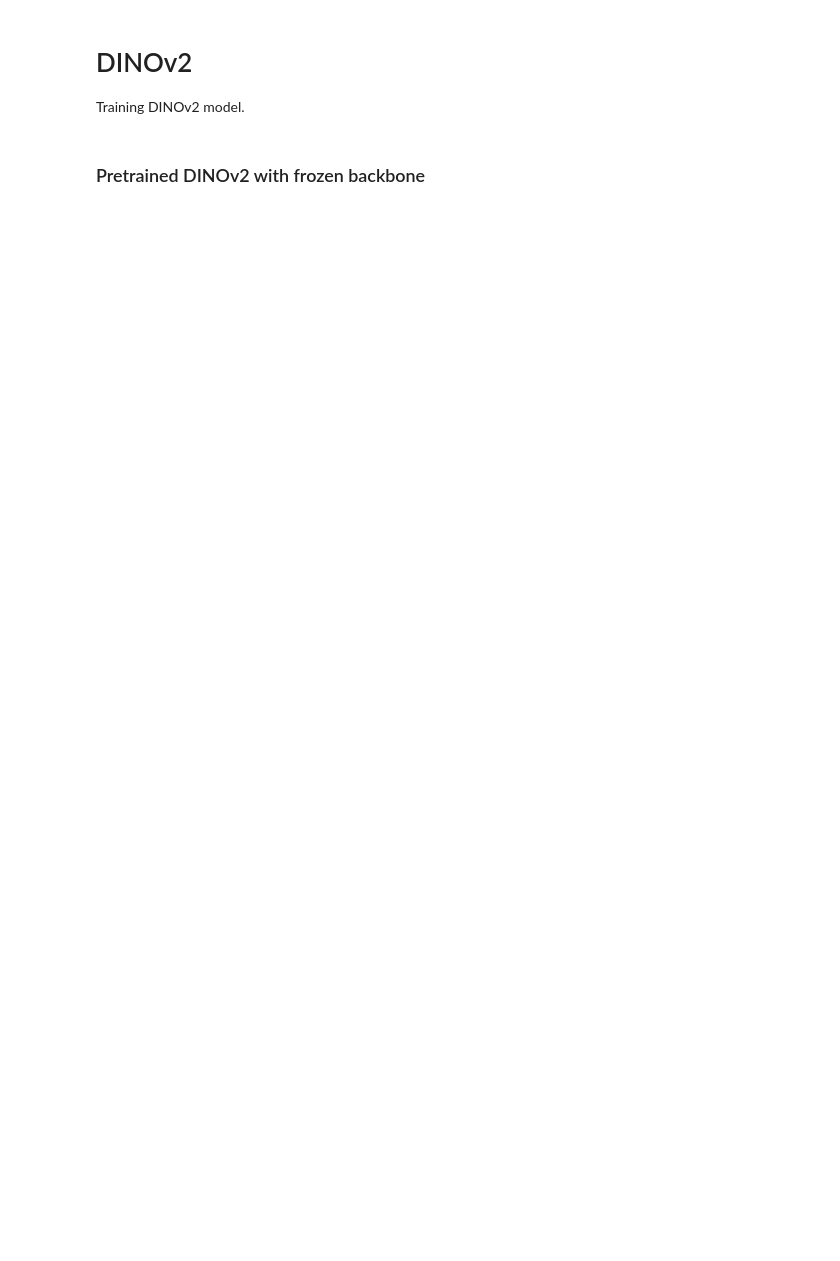
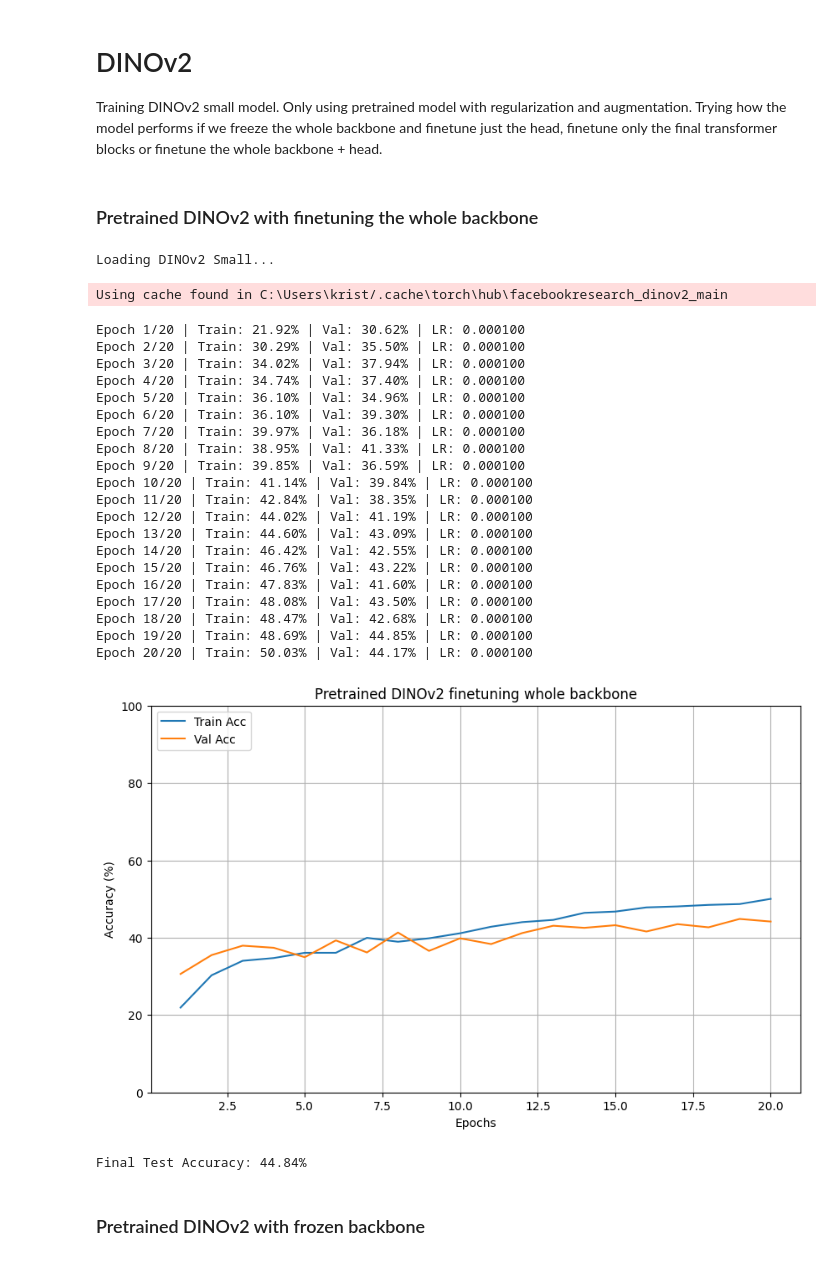
Before and after one commit to kristjan-kostanjsek/SER-deep-learning, a Jupyter notebook: DINOv2.ipynb, the cells around one changed output. Cells and saved outputs as stored; diff of their text form; code cells hidden in the pictures; blank space fills up the shorter version.

Commit message:
Fixed helper_functions to include small dinov2 model and added more options for finetuning dinov2

```diff
--- a/DINOv2.ipynb
+++ b/DINOv2.ipynb
@@ -1,8 +1,61 @@
 # %% [markdown]
 # DINOv2
 
-Training DINOv2 model.
+Training DINOv2 small model. Only using pretrained model with regularization and augmentation. Trying how the model performs if we freeze the whole backbone and finetune just the head, finetune only the final transformer blocks or finetune the whole backbone + head.
 # %%
 from helper_functions import build_dataloaders, build_model, train_model, plot_history, evaluate_model
+# %% [markdown]
+### Pretrained DINOv2 with finetuning the whole backbone
+# %%
+train_loader, val_loader, test_loader = build_dataloaders(
+    "./features/mel_spectrograms",
+    use_augmentation=True,
+    add_noise_std=0.005,
+    freq_mask_param=15,
+    time_mask_param=30
+)
+
+model, criterion, optimizer, scheduler = build_model(
+    model_name="dinov2_small",
+    pretrained=True,
+    lr = 1e-4,
+    dinov2_freeze_backbone="finetune_all",
+    use_regularization=True,
+    dropout_rate=0.3,
+    label_smoothing=0.1,
+    weight_decay=1e-4
+)
+
+history = train_model(model, train_loader, val_loader,
+                      criterion, optimizer, epochs=20)
+
+plot_history(history, "Pretrained DINOv2 finetuning whole backbone")
+
+test_accuracy = evaluate_model(model, test_loader)
+# %% [output]
+Loading DINOv2 Small...
+Using cache found in C:\Users\krist/.cache\torch\hub\facebookresearch_dinov2_main
+Epoch 1/20 | Train: 21.92% | Val: 30.62% | LR: 0.000100
+Epoch 2/20 | Train: 30.29% | Val: 35.50% | LR: 0.000100
+Epoch 3/20 | Train: 34.02% | Val: 37.94% | LR: 0.000100
+Epoch 4/20 | Train: 34.74% | Val: 37.40% | LR: 0.000100
+Epoch 5/20 | Train: 36.10% | Val: 34.96% | LR: 0.000100
+Epoch 6/20 | Train: 36.10% | Val: 39.30% | LR: 0.000100
+Epoch 7/20 | Train: 39.97% | Val: 36.18% | LR: 0.000100
+Epoch 8/20 | Train: 38.95% | Val: 41.33% | LR: 0.000100
+Epoch 9/20 | Train: 39.85% | Val: 36.59% | LR: 0.000100
+Epoch 10/20 | Train: 41.14% | Val: 39.84% | LR: 0.000100
+Epoch 11/20 | Train: 42.84% | Val: 38.35% | LR: 0.000100
+Epoch 12/20 | Train: 44.02% | Val: 41.19% | LR: 0.000100
+Epoch 13/20 | Train: 44.60% | Val: 43.09% | LR: 0.000100
+Epoch 14/20 | Train: 46.42% | Val: 42.55% | LR: 0.000100
+Epoch 15/20 | Train: 46.76% | Val: 43.22% | LR: 0.000100
+Epoch 16/20 | Train: 47.83% | Val: 41.60% | LR: 0.000100
+Epoch 17/20 | Train: 48.08% | Val: 43.50% | LR: 0.000100
+Epoch 18/20 | Train: 48.47% | Val: 42.68% | LR: 0.000100
+Epoch 19/20 | Train: 48.69% | Val: 44.85% | LR: 0.000100
+Epoch 20/20 | Train: 50.03% | Val: 44.17% | LR: 0.000100
+[figure, added]
+Final Test Accuracy: 44.84%
 # %% [markdown]
 ### Pretrained DINOv2 with frozen backbone
```
Also changed, not shown: parts of 11 cells of this notebook, 1 other file.
